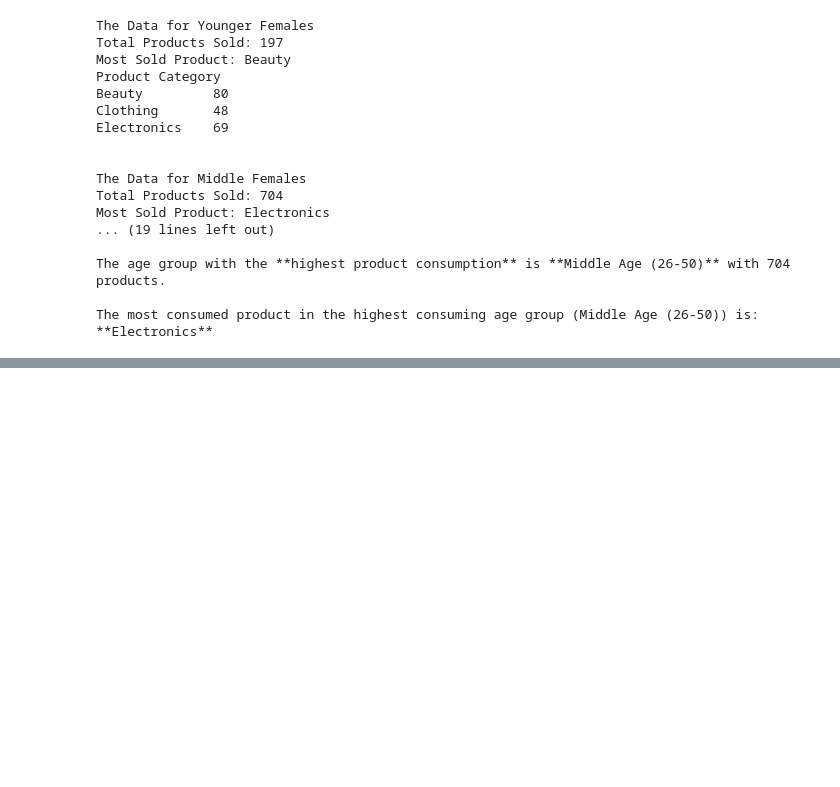
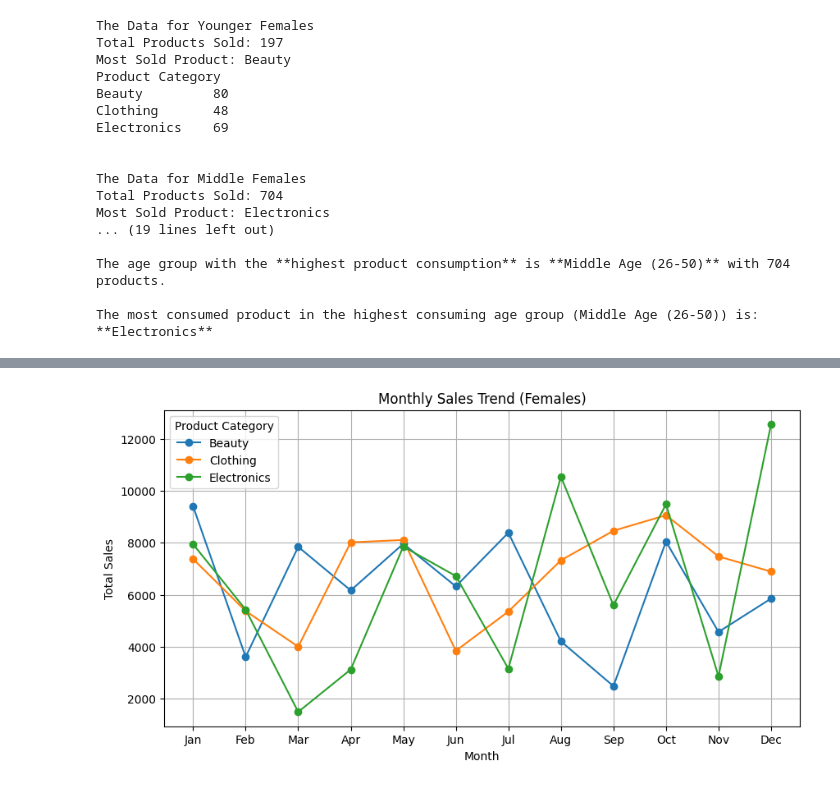
Before and after one commit to SauhardSHukla/Business_Analytics, a Jupyter notebook: Sales_Analytics/Female_Sales_Analysis/Female_Analytics_Product_Category.ipynb, the cells around one changed output, grey strips where cells are left out. Saved outputs shown, nothing was run; the diff lists cells and outputs as text; code cells hidden in the pictures; blank space fills up the shorter version.

```diff
--- a/Sales_Analytics/Female_Sales_Analysis/Female_Analytics_Product_Category.ipynb
+++ b/Sales_Analytics/Female_Sales_Analysis/Female_Analytics_Product_Category.ipynb
@@ -158,0 +176,11 @@ Numbers of Beauty Product buyed by females: 170
+# %%
+
+df['Date'] = pd.to_datetime(df['Date'])
+# Extract month from the date
+df['Month'] = df['Date'].dt.month
+
+# Group by Month and Product Category
+monthly_sales = df.groupby(['Month', 'Product Category'])['Total Amount'].sum().unstack()
+
+# Display sales data
+print(monthly_sales)
@@ -158,0 +202,11 @@ Numbers of Beauty Product buyed by females: 170
+# %%
+monthly_sales.plot(kind='line', marker='o', figsize=(10, 5))
+plt.title('Monthly Sales Trend (Females)')
+plt.xlabel('Month')
+plt.ylabel('Total Sales')
+plt.xticks(range(1, 13), labels=['Jan', 'Feb', 'Mar', 'Apr', 'May', 'Jun', 'Jul', 'Aug', 'Sep', 'Oct', 'Nov', 'Dec'])
+plt.legend(title='Product Category')
+plt.grid()
+plt.show()
+# %% [output]
+[figure, added]
```
Also changed, not shown: parts of 8 cells of this notebook, 2 other files.
